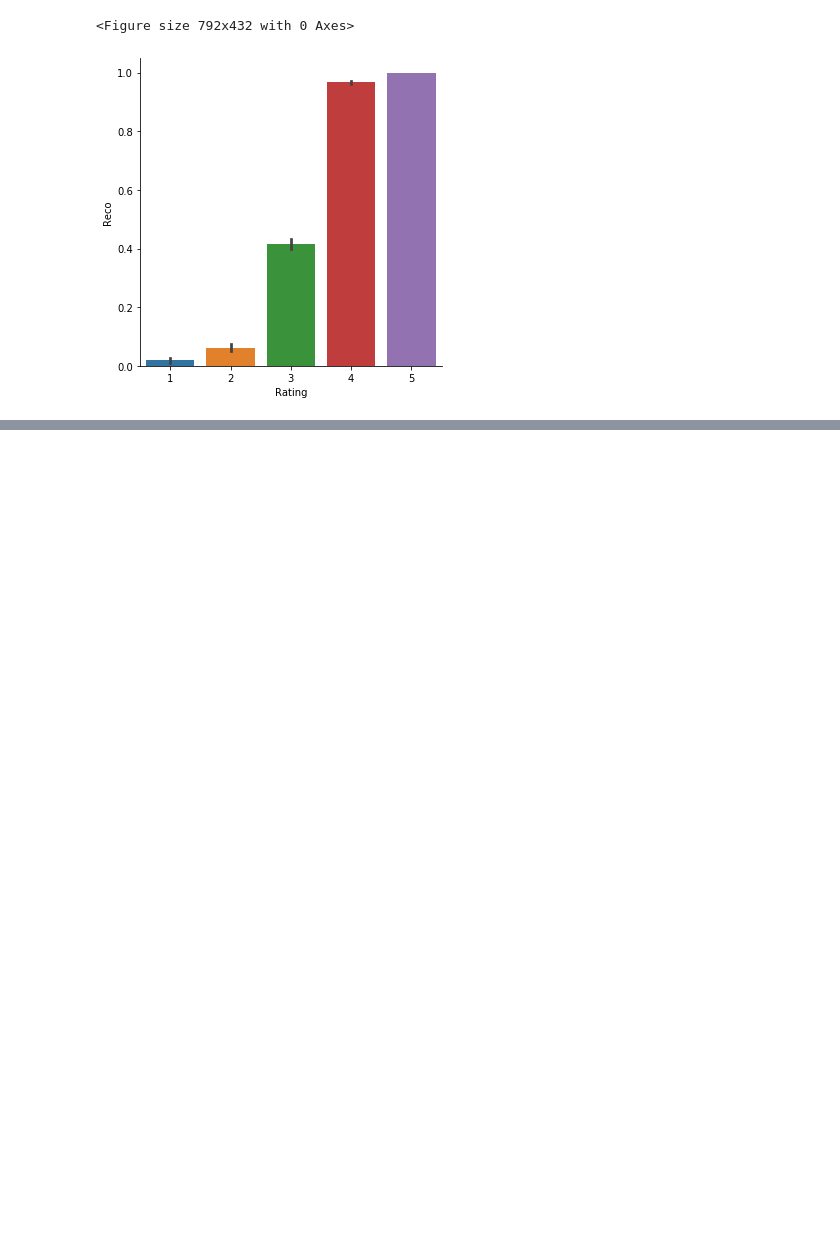
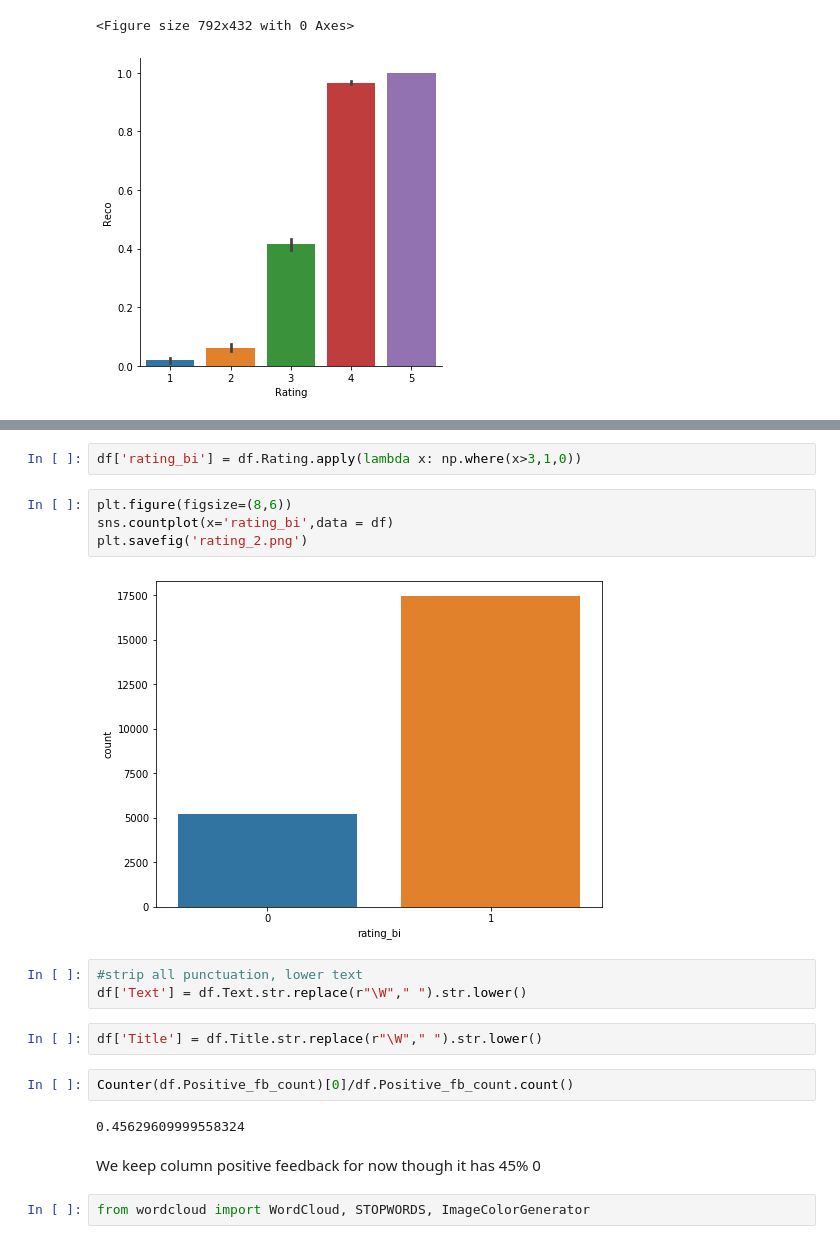
Before and after one commit to ZeeTsing/Ecommerce_women_clothing, a Jupyter notebook: 0_Data_cleaning_EDA.ipynb, the cells around one changed output, grey strips where cells are left out. Saved outputs shown, nothing was run; the diff lists cells and outputs as text; blank space fills up the shorter version.

```diff
--- a/0_Data_cleaning_EDA.ipynb
+++ b/0_Data_cleaning_EDA.ipynb
@@ -205,0 +206,21 @@ df.Text[1532]
+# %%
+df['rating_bi'] = df.Rating.apply(lambda x: np.where(x>3,1,0))
+# %%
+plt.figure(figsize=(8,6))
+sns.countplot(x='rating_bi',data = df)
+plt.savefig('rating_2.png')
+# %% [output]
+[figure, added]
+# %%
+#strip all punctuation, lower text
+df['Text'] = df.Text.str.replace(r"\W"," ").str.lower()
+# %%
+df['Title'] = df.Title.str.replace(r"\W"," ").str.lower()
+# %%
+Counter(df.Positive_fb_count)[0]/df.Positive_fb_count.count()
+# %% [output]
+0.45629609999558324
+# %% [markdown]
+We keep column positive feedback for now though it has 45% 0
+# %%
+from wordcloud import WordCloud, STOPWORDS, ImageColorGenerator
```
Also changed, not shown: parts of 14 cells of this notebook, 2 other files.
